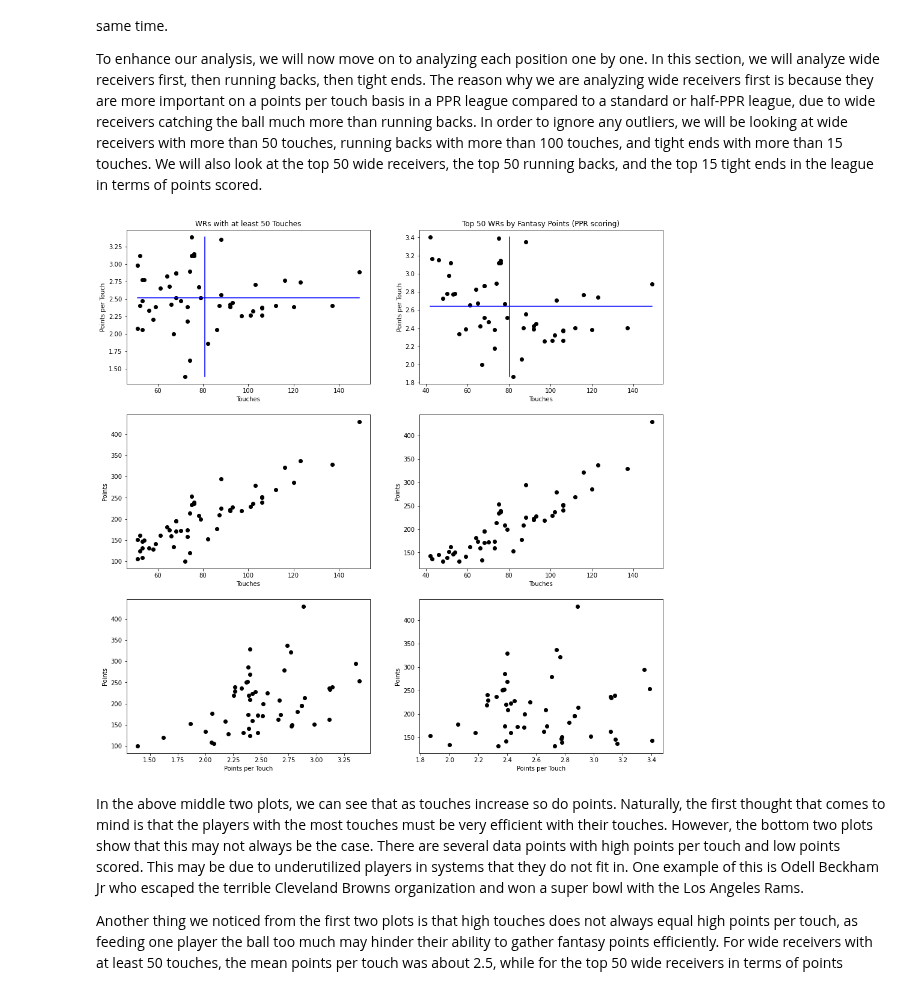
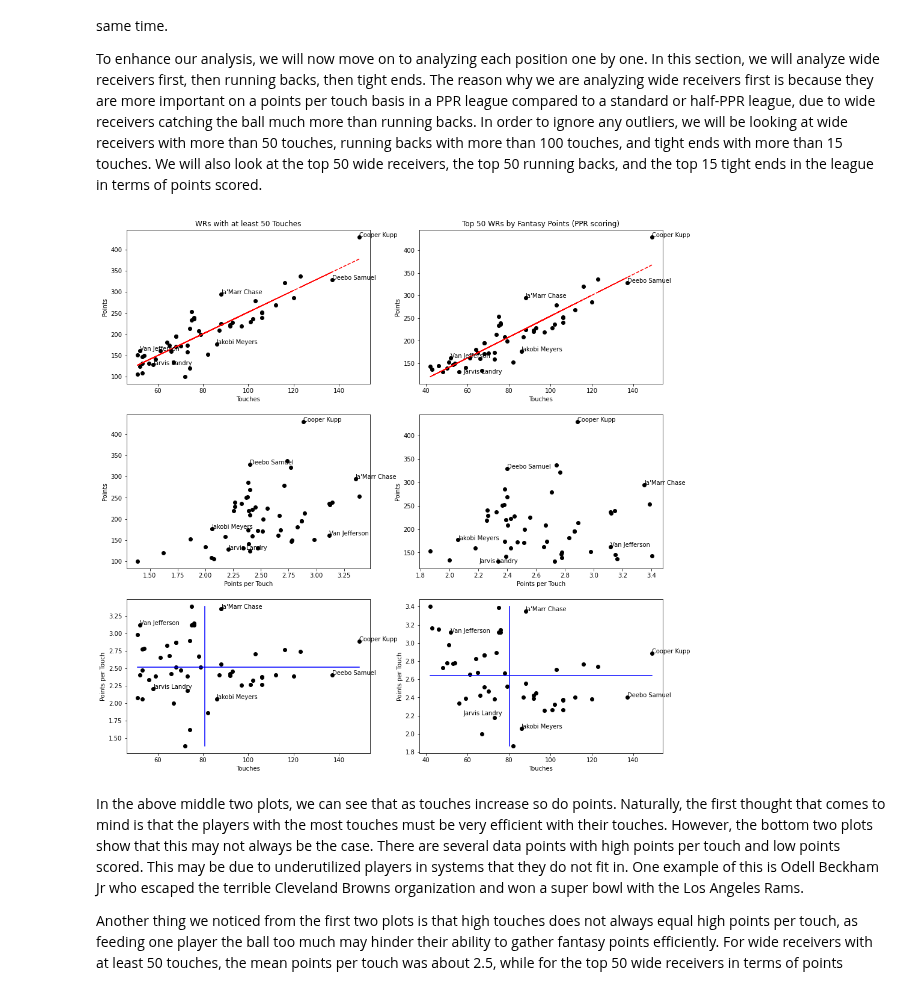
Before and after one commit to sseth18/cmsc320final, a Jupyter notebook: index.ipynb, the cells around one changed output. Drawn from its saved outputs; the diff is of its cells as text; code cells hidden in the pictures.

Commit message:
Add annotations to graphs

```diff
--- a/index.ipynb
+++ b/index.ipynb
@@ -102,12 +138,12 @@ top50wr = wr[:50]
 rb100touches = rb[rb['Touches'] > 100]
 top50rb = rb[:50]
 
-te20touches = te[te['Touches'] > 20]
+te40touches = te[te['Touches'] > 40]
 top15te = te[:15]
 
 wr50touches.reset_index()
 rb100touches.reset_index()
-te20touches.reset_index()
+te40touches.reset_index()
 
 def touches_vs_ppt(df, axis):
     axis.scatter(df["Touches"], df["Points per Touch"], c="black")
@@ -125,6 +161,10 @@ def touches_vs_ppt(df, axis):
     axis.set(xlabel = "Touches", ylabel = "Points per Touch")
 
 def touches_vs_pts(df, axis):
+    z = np.polyfit(df["Touches"], df["Pts"]["Pts*"], 1)
+    p = np.poly1d(z)
+    axis.plot(df["Touches"], p(df["Touches"]),"r--")
+
     axis.scatter(df["Touches"], df["Pts"]["Pts*"], c="black")
     axis.set(xlabel = "Touches", ylabel = "Points")
 
@@ -133,22 +173,47 @@ def ppt_vs_pts(df, axis):
     axis.set(xlabel = "Points per Touch", ylabel = "Points")
 
 def make_plts(df1, df2, axs):
-    touches_vs_pts(df1, axs[1, 0])
-    touches_vs_pts(df2, axs[1,  1])
-    ppt_vs_pts(df1, axs[2, 0])
-    ppt_vs_pts(df2, axs[2, 1])
-    touches_vs_ppt(df1, axs[0, 0])
-    touches_vs_ppt(df2, axs[0, 1])
+    touches_vs_pts(df1, axs[0, 0])
+    touches_vs_pts(df2, axs[0,  1])
+    ppt_vs_pts(df1, axs[1, 0])
+    ppt_vs_pts(df2, axs[1, 1])
+    touches_vs_ppt(df1, axs[2, 0])
+    touches_vs_ppt(df2, axs[2, 1])
+
+def add_annot(player, axs):
+    axs[0,0].annotate(player["Player Name"][0], (player["Touches"][0], player["Pts"]["Pts*"]))
+    axs[0,1].annotate(player["Player Name"][0], (player["Touches"][0], player["Pts"]["Pts*"]))
+
+    axs[1,0].annotate(player["Player Name"][0], (player["Points per Touch"][0], player["Pts"]["Pts*"]))
+    axs[1,1].annotate(player["Player Name"][0], (player["Points per Touch"][0], player["Pts"]["Pts*"]))
+
+    axs[2,0].annotate(player["Player Name"][0], (player["Touches"], player["Points per Touch"]))
+    axs[2,1].annotate(player["Player Name"][0], (player["Touches"], player["Points per Touch"]))
 # %%
 fig, axs = plt.subplots(3, 2, figsize=(16,16))
 
 make_plts(wr50touches, top50wr, axs)
 
 axs[0,0].set_title("WRs with at least 50 Touches")
 axs[0,1].set_title("Top 50 WRs by Fantasy Points (PPR scoring)")
+
+player1 = wr50touches[wr50touches["Touches"] < 60].iloc[0]
+player2 = wr50touches[(wr50touches["Touches"] < 60) & (wr50touches["Points per Touch"] < 2.25)].iloc[0]
+player3 = wr50touches[wr50touches["Touches"] > 140].iloc[0]
+player4 = wr50touches[(wr50touches["Touches"] > 130) & (wr50touches["Points per Touch"] < 2.5)].iloc[0]
+player5 = wr50touches[(wr50touches["Touches"] > 80) & (wr50touches["Points per Touch"] > 3.)].iloc[0]
+player6 = wr50touches[(wr50touches["Touches"] > 80) & (wr50touches["Points per Touch"] < 2.2)].iloc[0]
+
+add_annot(player1, axs)
+add_annot(player2, axs)
+add_annot(player3, axs)
+add_annot(player4, axs)
+add_annot(player5, axs)
+add_annot(player6, axs)
+
 plt.show()
 # %% [output]
-[figure, old version]
+[figure, new version]
 # %% [markdown]
 In the above middle two plots, we can see that as touches increase so do points. Naturally, the first thought that comes to mind is that the players with the most touches must be very efficient with their touches. However, the bottom two plots show that this may not always be the case. There are several data points with high points per touch and low points scored. This may be due to underutilized players in systems that they do not fit in. One example of this is Odell Beckham Jr who escaped the terrible Cleveland Browns organization and won a super bowl with the Los Angeles Rams.
 
```
Also changed, not shown: parts of 8 cells of this notebook, 1 other file.
